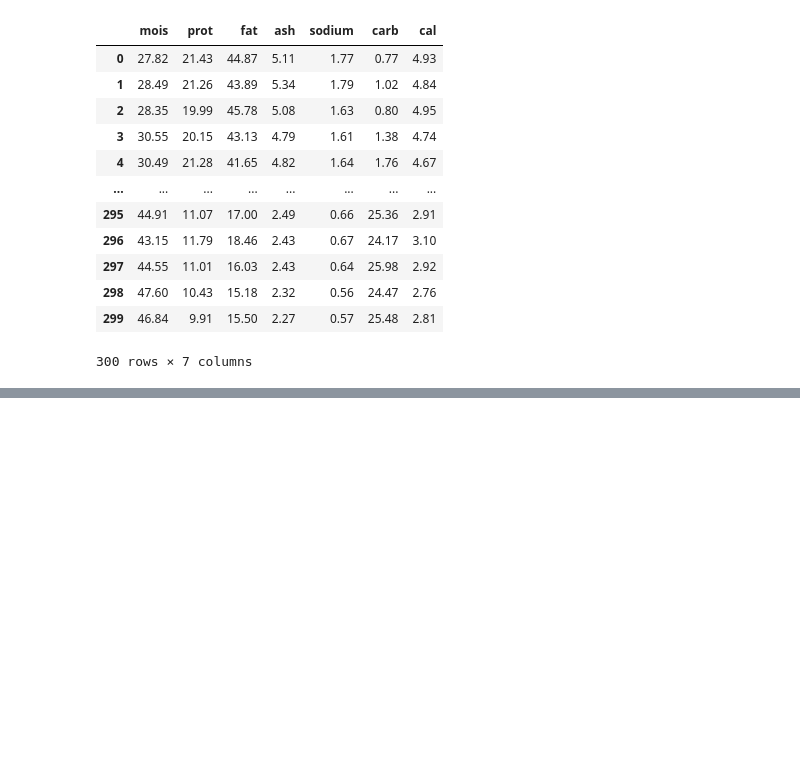
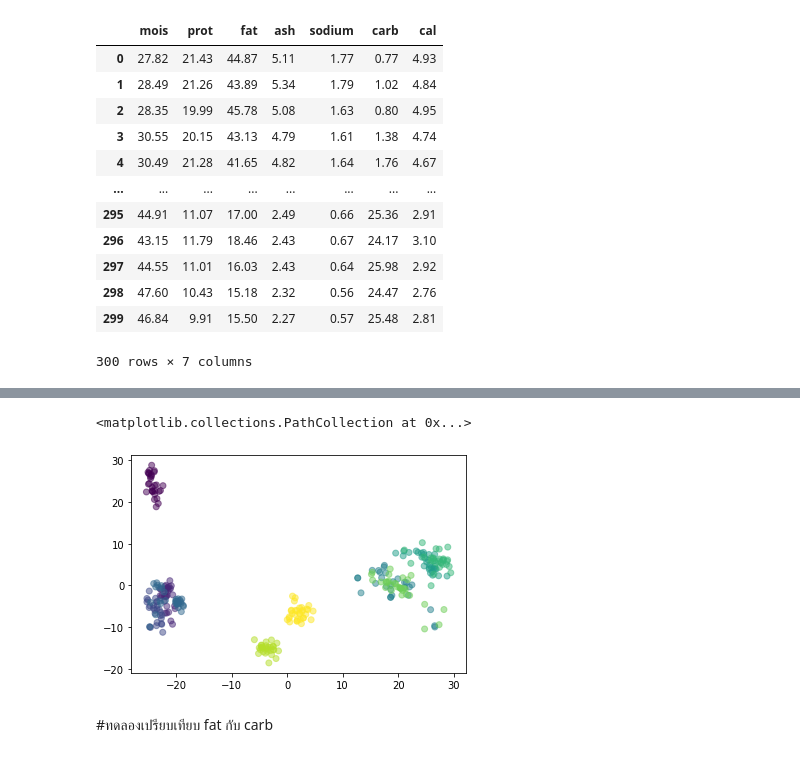
Before and after one commit to suphalaksana/Multivariate, a Jupyter notebook: Exam01.ipynb, the cells around one changed output, grey strips where cells are left out. Cells and saved outputs as stored; diff of their text form; code cells hidden in the pictures; blank space fills up the shorter version.

```diff
--- a/Exam01.ipynb
+++ b/Exam01.ipynb
@@ -156,0 +260,7 @@ pd.plotting.parallel_coordinates(data_exam,'brand')
+# %%
+plt.scatter(new_pca[:,0],new_pca[:,1],c = data_exam3['brand'],alpha=0.5)
+# %% [output]
+<matplotlib.collections.PathCollection at 0x...>
+[figure, added]
+# %% [markdown]
+#ทดลองเปรียบเทียบ fat กับ carb
```
Also changed, not shown: parts of 33 cells of this notebook.
